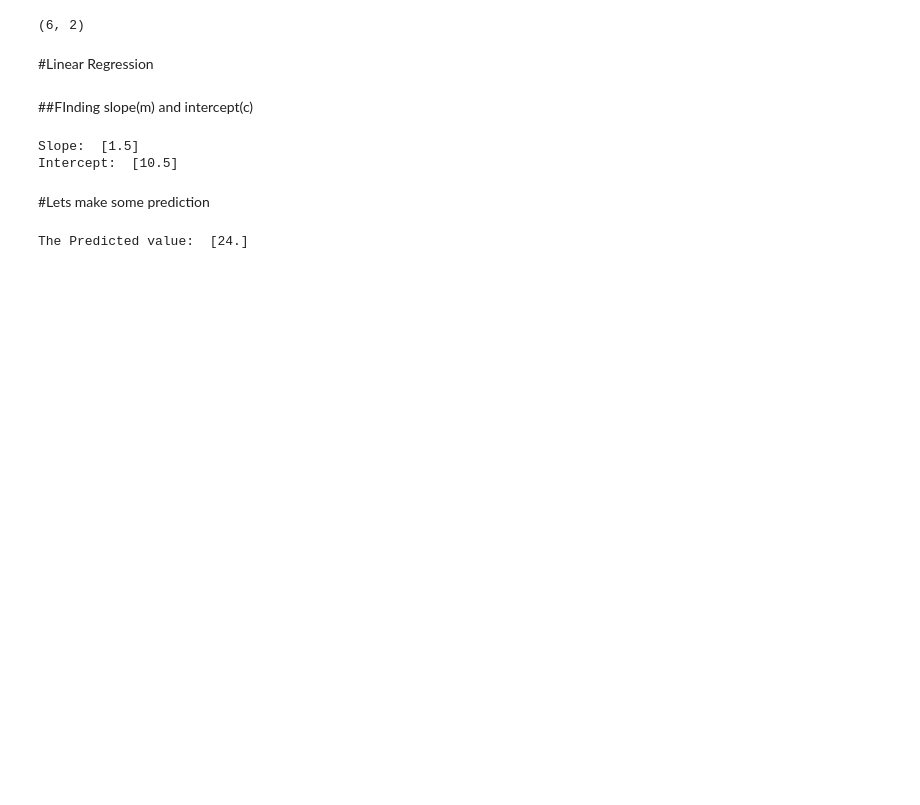
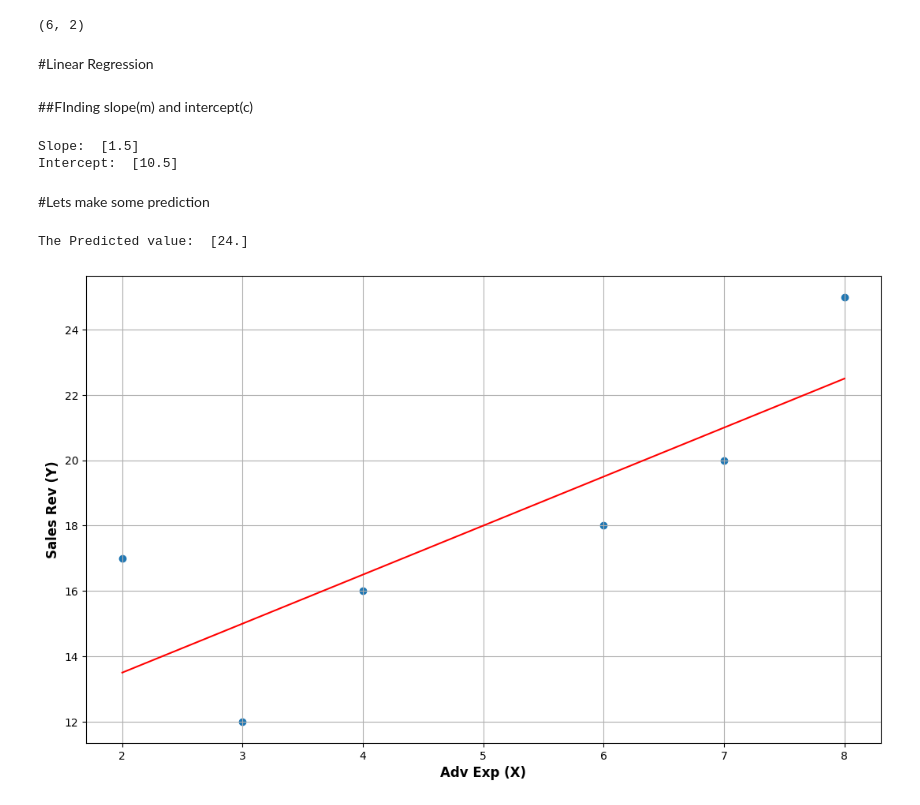
Before and after one commit to FahmidaNourin/CSE445_Machine_Learning, a Jupyter notebook: Linear_Regression_part_1.ipynb, the cells around one changed output. Cells and saved outputs as stored; diff of their text form; code cells hidden in the pictures; blank space fills up the shorter version.

```diff
--- a/Linear_Regression_part_1.ipynb
+++ b/Linear_Regression_part_1.ipynb
@@ -78,3 +78,21 @@ y = m*x+c
 print("The Predicted value: ",y)
 # %% [output]
 The Predicted value:  [24.]
+# %%
+import matplotlib
+import matplotlib.pyplot as plt
+fig = plt.figure(figsize=(13,8))
+ax = fig.add_subplot()
+fig.subplots_adjust(top=0.85)
+
+ax.scatter(X, Y)
+rang_x=[X.min(),X.max()]
+ax.plot(rang_x,m*rang_x+c, color = "red")
+
+
+ax.set_xlabel("Adv Exp (X)",fontweight='bold',fontsize=12)
+ax.set_ylabel("Sales Rev (Y)",fontweight='bold',fontsize=12)
+ax.grid()
+plt.show()
+# %% [output]
+[figure, added]
```
